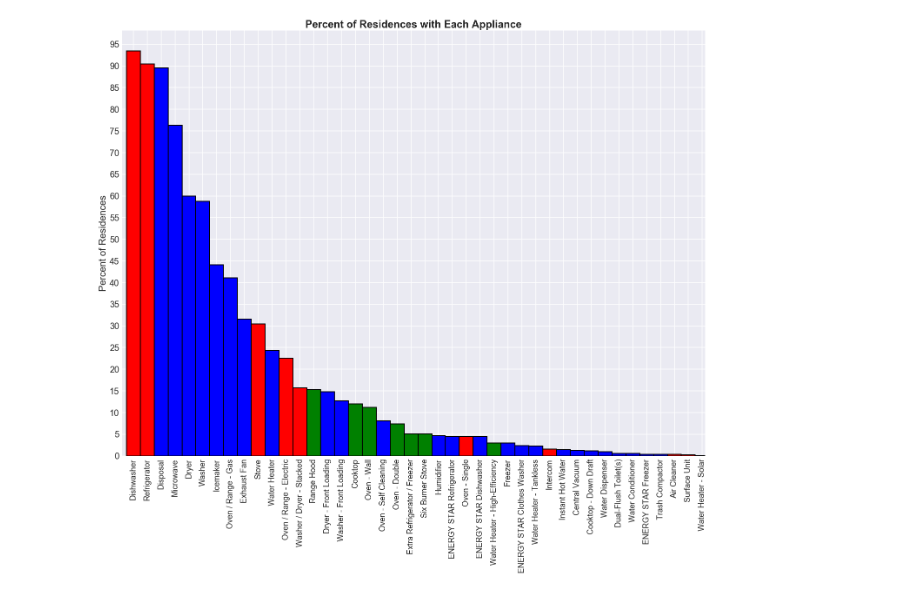
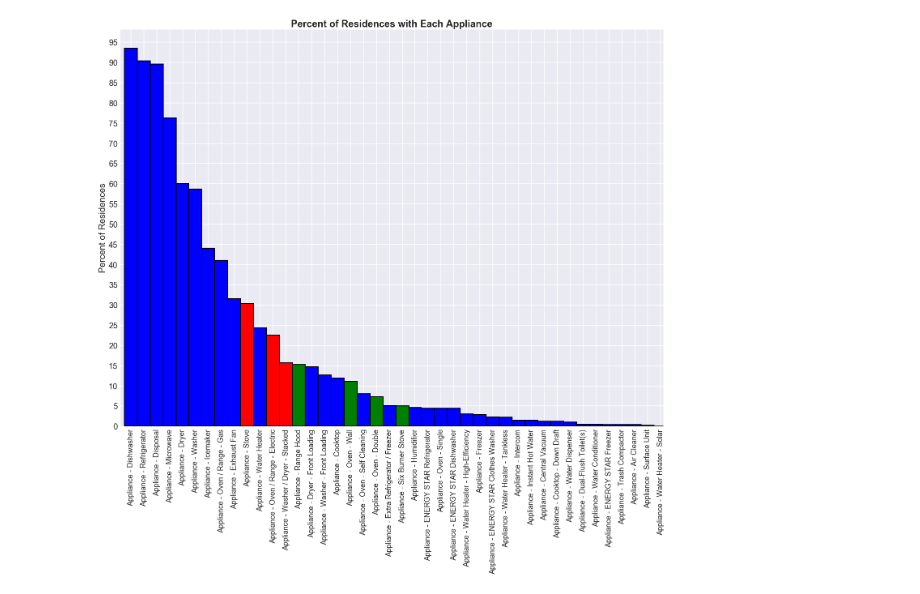
Before and after one commit to AMRiehle/gwu-python-project, a Jupyter notebook: Amenities Correlation.ipynb, the cells around one changed output. Drawn from its saved outputs; the diff is of its cells as text; code cells hidden in the pictures.

```diff
--- a/Amenities Correlation.ipynb
+++ b/Amenities Correlation.ipynb
@@ -11,3 +31,7 @@ Percent of rows in dataframe with appliances listed: 81.87%
+# %%
+df['Baths'] = df['BathsFull'] + (df['BathsHalf'] * 0.5)
+df['Attic'] = df.Attic.map(dict(Yes=1, No=0))
+df['HOA'] = df.HOA.astype(int)
 # %%
 appliances = []
 i = 0
@@ -80,0 +300,3 @@ Unique Appliances: 42
+# %%
+amenities_df = pd.concat([appliance_stats_df, heating_stats_df, hot_water_stats_df, parking_stats_df, style_stats_df])
+amenities_df.sort_values('Close Price Correlation', ascending=False).head()
@@ -96,10 +367,31 @@ plt.savefig('Images/Positive Amenity Correlation Matrix.PNG')
 # %%
 neg_corr_list = ['ClosePrice']
 
-for item in appliance_stats_df.sort_values('Close Price Correlation').index[0:10]:
-    neg_corr_list.append(item)
+for item in amenities_df.sort_values('Close Price Correlation').index[0:9]:
+    if item.split(" - ")[0] == 'Appliance':
+        item = item.split('Appliance - ')
+        neg_corr_list.append(item[1])
+    elif item.split(" - ")[0] == 'Heating':
+        item = item.split('Heating - ')
+        neg_corr_list.append(item[1])
+    elif item.split(" - ")[0] == 'Hot Water':
+        item = item.split('Hot Water - ')
+        neg_corr_list.append(item[1])
+    elif item.split(" - ")[0] == 'Parking':
+        item = item.split('Parking - ')
+        neg_corr_list.append(item[1])
+    elif item.split(" - ")[0] == 'Style':
+        item = item.split('Style - ')
+        neg_corr_list.append(item[1])
 
-neg_corr = appliances_df[neg_corr_list].corr().sort_values('ClosePrice', ascending=False)
+print("In the plot below:")
+print("Contemporary = Contemporary Style House")
+print("Gen Comm Elem = General Commercial Element Parking")
+print("Assigned = Assigned Parking")
+print("Unassigned = Unassigned Parking")
+print("Electric = Electric Hot Water")
+
+neg_corr = final_merged_df[neg_corr_list].corr().sort_values('ClosePrice', ascending=False)
 fig, ax = plt.subplots(figsize=(17, 15))
 sns.set(font_scale=1.25)
 cmap = sns.diverging_palette(220, 20, sep=20, as_cmap=True)
@@ -114,33 +412,34 @@ x_axis = np.arange(len(x_values))
 xlabels = x_values
 y_values = appliance_stats_df.sort_values('% With', ascending=False)['% With']
 
 colors = []
 
 for value in x_values:
-    if value in pos_corr_list:
+    value = value.split('Appliance - ')
+    if value[1] in pos_corr_list:
         colors.append('g')
-    elif value in neg_corr_list:
+    elif value[1] in neg_corr_list:
         colors.append('r')
     else:
         colors.append('b')
 
 fig, ax = plt.subplots(figsize=(24,18))
 plot = ax.bar(x_axis, y_values, edgecolor='black', width=1.0, color=colors, linewidth=2)
 
 ax.yaxis.set_major_locator(plt.MaxNLocator(20))
 
 for tick in ax.get_yticklabels():
     tick.set_fontsize(20)
 
 ax.set_xticks(x_axis)
 ax.set_xticklabels(xlabels, rotation='vertical', fontsize=18)
 
 plt.grid(linewidth=2, alpha=0.8)
 ax.set_axisbelow(True)
 ax.set_xlim(-0.8, len(x_axis) - 0.8)
 
 ax.set_title('Percent of Residences with Each Appliance', fontsize=24, fontweight='bold')
 ax.set_ylabel('Percent of Residences', fontsize=22)
 plt.savefig('Images/Residences with Appliances.PNG')
 # %% [output]
-[figure, old version]
+[figure, new version]
```
Also changed, not shown: parts of 18 cells of this notebook, 7 other files.
